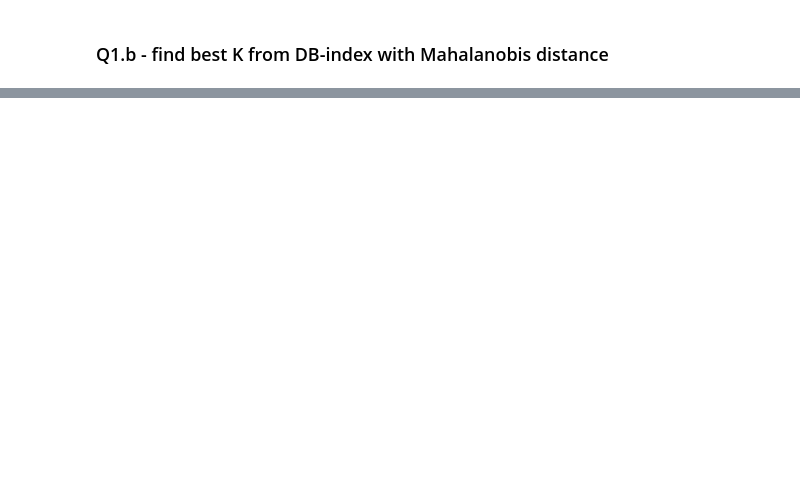
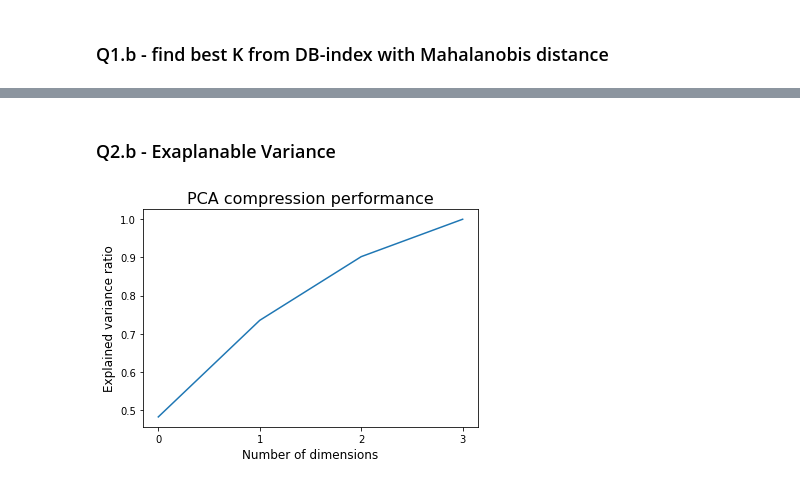
Before and after one commit to jeffcav/ml-from-scratch, a Jupyter notebook: list6.ipynb, the cells around one changed output, grey strips where cells are left out. Drawn from its saved outputs; the diff is of its cells as text; code cells hidden in the pictures; blank space fills up the shorter version.

```diff
--- a/list6.ipynb
+++ b/list6.ipynb
@@ -141,0 +136,17 @@ for iter in range(len(best_err)):
+# %% [markdown]
+### Q2.b - Exaplanable Variance
+# %%
+num_dimensions = np.arange(X_centralized.shape[1])
+
+normalized_s = S/np.sum(S)
+explainable_variance_ratio = np.cumsum(normalized_s)
+
+# plot
+plt.plot(num_dimensions, explainable_variance_ratio)
+plt.title("PCA compression performance", size=16)
+plt.ylabel("Explained variance ratio", size=12)
+plt.xlabel("Number of dimensions", size=12)
+plt.xticks(num_dimensions)
+plt.show()
+# %% [output]
+[figure, added]
```
Also changed, not shown: parts of 24 cells of this notebook, 1 other file.
